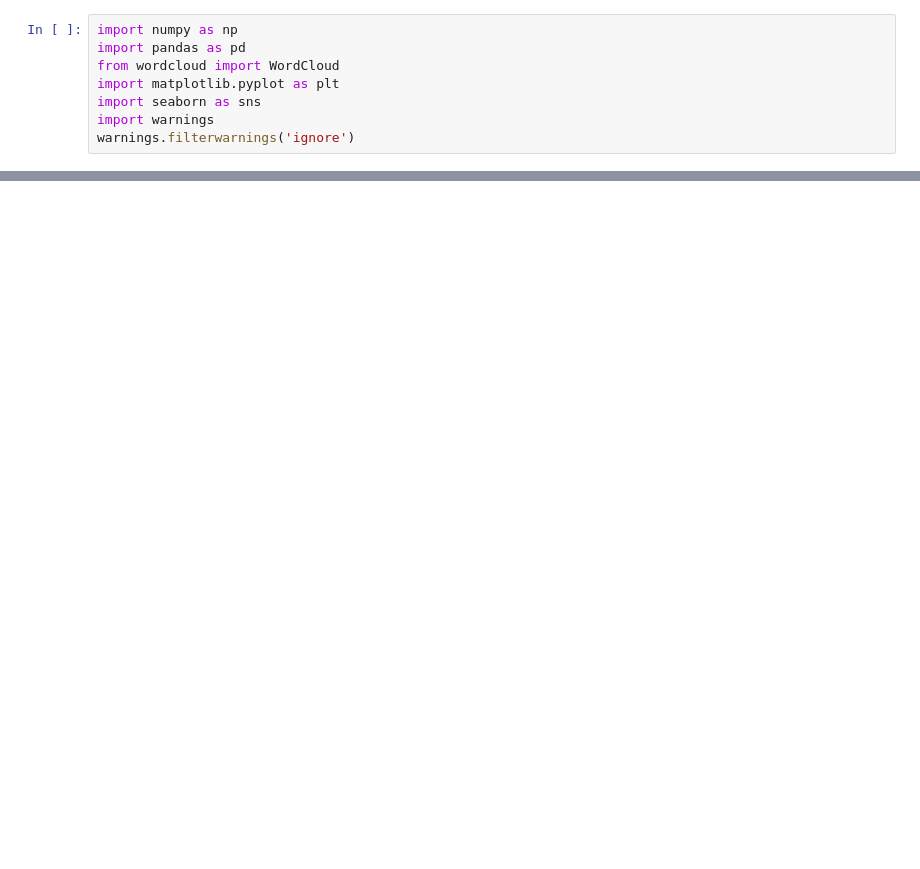
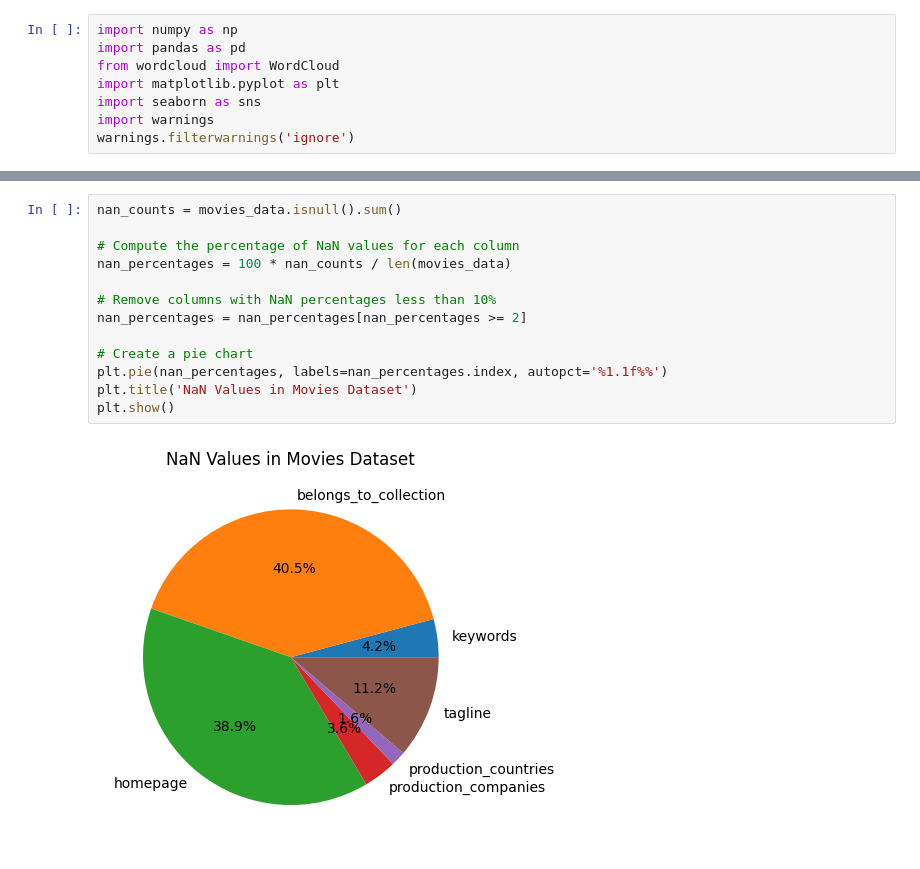
Before and after one commit to chirag-25/Movie-Recommendation-System, a Jupyter notebook: data_analysis.ipynb, the cells around one changed output, grey strips where cells are left out. Cells and saved outputs as stored; diff of their text form; blank space fills up the shorter version.

```diff
--- a/data_analysis.ipynb
+++ b/data_analysis.ipynb
@@ -46,0 +47,15 @@ movies_data.head()
+# %%
+nan_counts = movies_data.isnull().sum()
+
+# Compute the percentage of NaN values for each column
+nan_percentages = 100 * nan_counts / len(movies_data)
+
+# Remove columns with NaN percentages less than 10%
+nan_percentages = nan_percentages[nan_percentages >= 2]
+
+# Create a pie chart
+plt.pie(nan_percentages, labels=nan_percentages.index, autopct='%1.1f%%')
+plt.title('NaN Values in Movies Dataset')
+plt.show()
+# %% [output]
+[figure, added]
```
Also changed, not shown: parts of 32 cells of this notebook, 1 other file.
